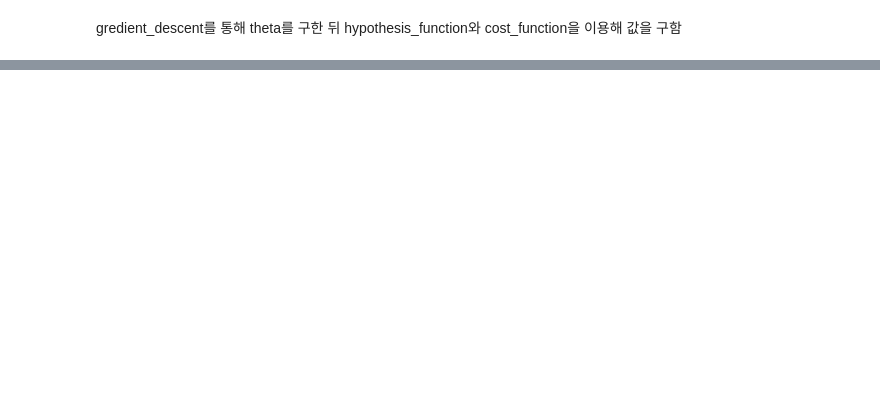
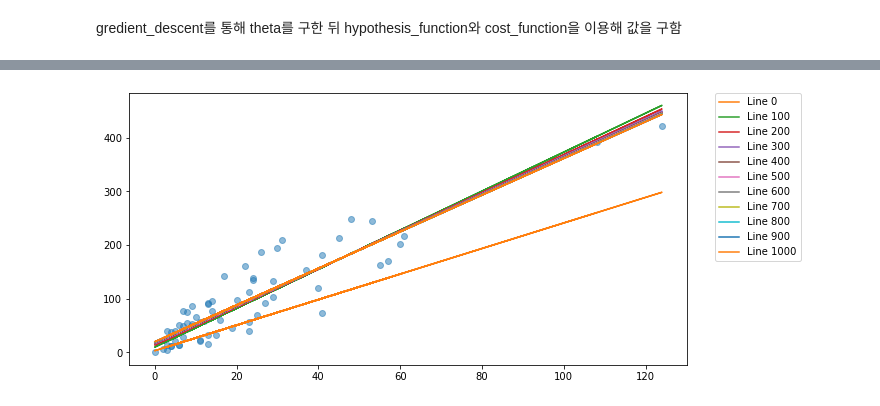
Before and after one commit to jsw6872/DataScience-ML-Spring, a Jupyter notebook: teamlabxinflearn/week_7/lr_gd_regression.ipynb, the cells around one changed output, grey strips where cells are left out. Drawn from its saved outputs; the diff is of its cells as text; code cells hidden in the pictures; blank space fills up the shorter version.

```diff
--- a/teamlabxinflearn/week_7/lr_gd_regression.ipynb
+++ b/teamlabxinflearn/week_7/lr_gd_regression.ipynb
@@ -173,0 +234,19 @@ print('cost:', cost_function(hypothesis_function(X, theta), y))
+# %%
+theta_list = np.array(theta_list)
+# %%
+plt.figure(figsize=(10,5))
+
+# EX) X ; 63 by 2, y ; 100 by 2 => y.transpose() ; 2 by 100
+# theta : 63개 => 예측값 ; 63번동안 예측한 값
+y_predict_step = np.dot(X, theta_list.transpose())
+
+plt.plot(raw_X, y, 'o', alpha = 0.5)
+
+# 100번 마다 나타내기
+for i in range(0, len(cost_list), 100):
+    plt.plot(raw_X, y_predict_step[:,i], label = 'Line %d' %i)
+
+plt.legend(bbox_to_anchor = (1.05, 1), loc = 2, borderaxespad = 0.)
+plt.show()
+# %% [output]
+[figure, added]
```
Also changed, not shown: parts of 16 cells of this notebook, 2 other files.
